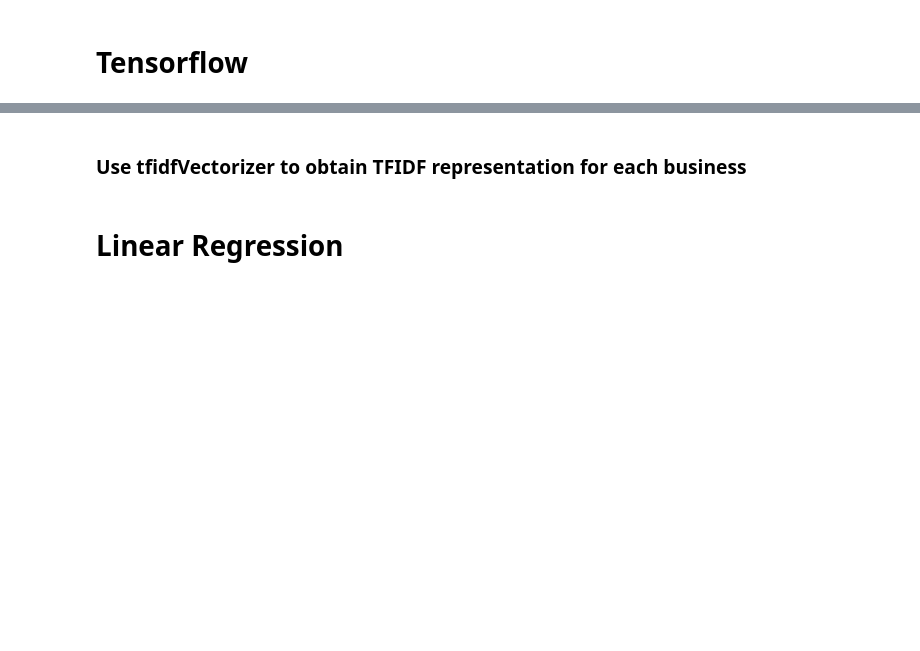
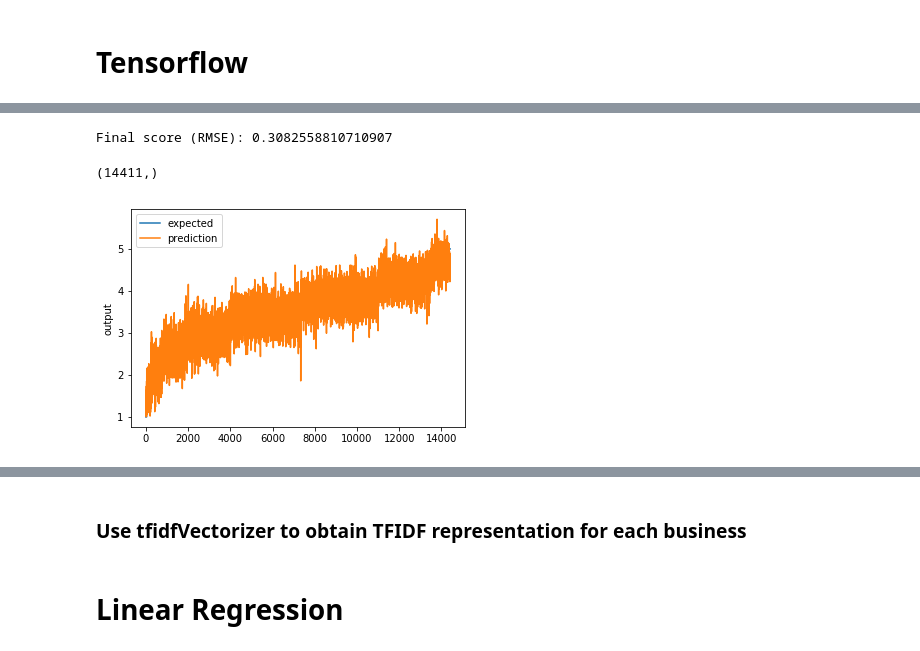
Before and after one commit to hgdangkhoi/CSC215_Project2, a Jupyter notebook: Khoi-Hoang_William-Dobson_CSC215_MiniProject2.ipynb, the cells around one changed output, grey strips where cells are left out. Drawn from its saved outputs; the diff is of its cells as text; code cells hidden in the pictures; blank space fills up the shorter version.

```diff
--- a/Khoi-Hoang_William-Dobson_CSC215_MiniProject2.ipynb
+++ b/Khoi-Hoang_William-Dobson_CSC215_MiniProject2.ipynb
@@ -319,4 +323,4 @@ df_train.head()
 # %%
-x_train_tf,y_train_tf = to_xy(df_train,'encoded_stars')
+x_train_tf,y_train_tf = to_xy(df_train,'stars')
 # %%
-x_test_tf,y_test_tf = to_xy(df_test,'encoded_stars')
+x_test_tf,y_test_tf = to_xy(df_test,'stars')
@@ -331,10 +343,10 @@ from keras import optimizers
 # %%
 model = Sequential()
 
-model.add(Dense(50, input_dim=x_train_tf.shape[1], activation='relu')) # Hidden 1     #  why input_dim=x.shape[1]?
+model.add(Dense(100, input_dim=x_train_tf.shape[1], activation='relu')) # Hidden 1     #  why input_dim=x.shape[1]?
 model.add(Dense(200, activation='relu')) # Hidden 2
-model.add(Dense(100, activation='relu')) # Hidden 3
-model.add(Dense(10, activation='relu')) # Hidden 4
+model.add(Dense(300, activation='relu')) # Hidden 3
+model.add(Dense(200, activation='relu')) # Hidden 4
 model.add(Dense(1)) # Output
 
 model.compile(loss='mean_squared_error', optimizer='adam')
@@ -368,5 +377,5 @@ Epoch 00009: early stopping
 <keras.callbacks.History at 0x...>
 # %%
-pred = model.predict(x_test)
+pred = model.predict(x_test_tf)
 print("Shape: {}".format(pred.shape))
 print(pred)
@@ -373,6 +391,14 @@ print(pred)
 # %%
-score = np.sqrt(metrics.mean_squared_error(pred,y_test))
+score = np.sqrt(metrics.mean_squared_error(pred,y_test_tf))
 print("Final score (RMSE): {}".format(score))
+# %% [output]
+Final score (RMSE): 0.3082558810710907
+# %%
+y_test_tf.shape
+# %% [output]
+(14411,)
 # %%
 # Plot the chart
-chart_regression(pred.flatten(),y_test)
+chart_regression(pred.flatten(),y_test_tf)
+# %% [output]
+[figure, added]
```
Also changed, not shown: parts of 39 cells of this notebook, 1 other file.
